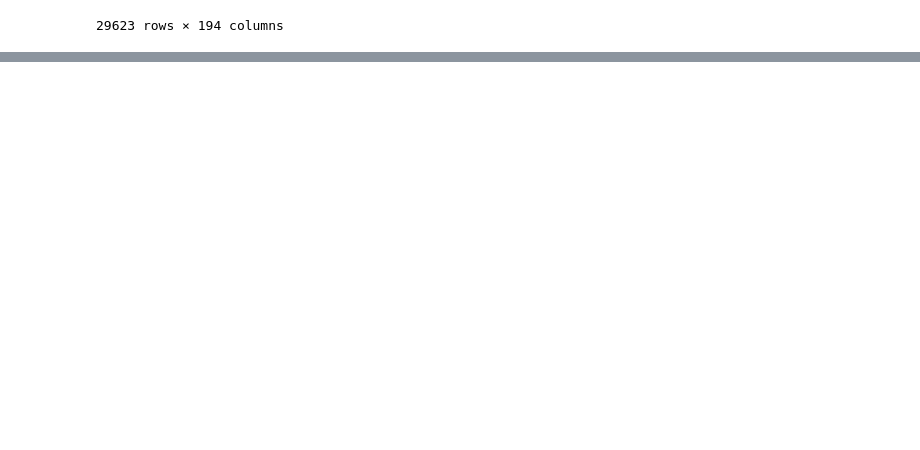
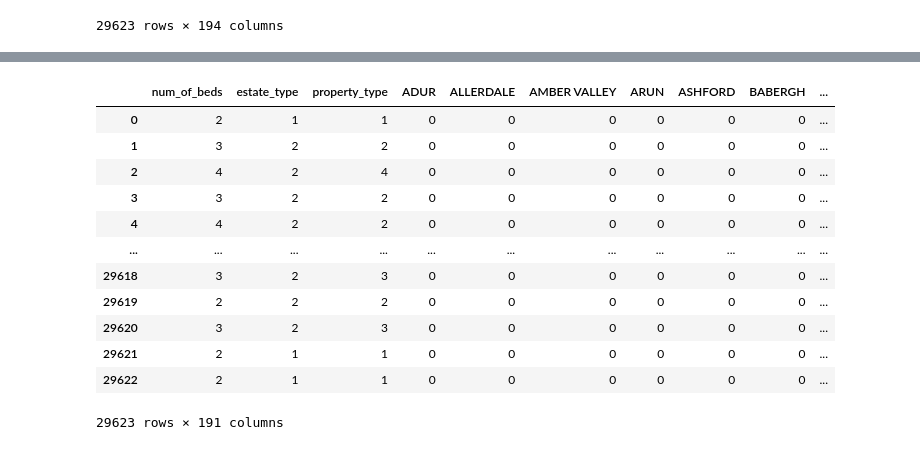
Before and after one commit to oxanaRC/CE902, a Jupyter notebook: construct_dataset_280621.ipynb, the cells around one changed output, grey strips where cells are left out. Cells and saved outputs as stored; diff of their text form; code cells hidden in the pictures; blank space fills up the shorter version.

```diff
--- a/construct_dataset_280621.ipynb
+++ b/construct_dataset_280621.ipynb
@@ -96,3 +90,7 @@ data
 | 29621 | 666758D7-68EC-3363-E053-6B04A8C0D74E | 2 | 133500 | CARDIFF | CARDIFF | L | F | 0 | 0 | ... |
 | 29622 | 68FEB20B-5F33-38DA-E053-6C04A8C051AE | 2 | 480000 | LONDON | WALTHAM FOREST | L | F | 0 | 0 | ... |
 29623 rows × 194 columns
+# %%
+# Remove columns
+data.drop(['id', 'town', 'district'],  axis='columns', inplace=True)
+data
@@ -98,0 +116,4 @@ data
+# %%
+data['estate_type'] =data['estate_type'].map({'F':'2',
+                             'L':'1'})
+data
@@ -98,0 +139,3 @@ data
+# %%
+data['property_type'] =data['property_type'].map({'O':'5','D':'4','S':'3','T':'2','F':'1'})
+data
@@ -98,0 +156,19 @@ data
+# %%
+
+df1 = data.pop('price_paid') # remove column price_paid and store it in df1
+data['price_paid']=df1 # add price_paid series as a 'new' column.
+data
+# %% [output]
+|  | num_of_beds | estate_type | property_type | ADUR | ALLERDALE | AMBER VALLEY | ARUN | ASHFORD | BABERGH | ... |
+| 0 | 2 | 1 | 1 | 0 | 0 | 0 | 0 | 0 | 0 | ... |
+| 1 | 3 | 2 | 2 | 0 | 0 | 0 | 0 | 0 | 0 | ... |
+| 2 | 4 | 2 | 4 | 0 | 0 | 0 | 0 | 0 | 0 | ... |
+| 3 | 3 | 2 | 2 | 0 | 0 | 0 | 0 | 0 | 0 | ... |
+| 4 | 4 | 2 | 2 | 0 | 0 | 0 | 0 | 0 | 0 | ... |
+| ... | ... | ... | ... | ... | ... | ... | ... | ... | ... | ... |
+| 29618 | 3 | 2 | 3 | 0 | 0 | 0 | 0 | 0 | 0 | ... |
+| 29619 | 2 | 2 | 2 | 0 | 0 | 0 | 0 | 0 | 0 | ... |
+| 29620 | 3 | 2 | 3 | 0 | 0 | 0 | 0 | 0 | 0 | ... |
+| 29621 | 2 | 1 | 1 | 0 | 0 | 0 | 0 | 0 | 0 | ... |
+| 29622 | 2 | 1 | 1 | 0 | 0 | 0 | 0 | 0 | 0 | ... |
+29623 rows × 191 columns
```
Also changed, not shown: parts of 26 cells of this notebook.
